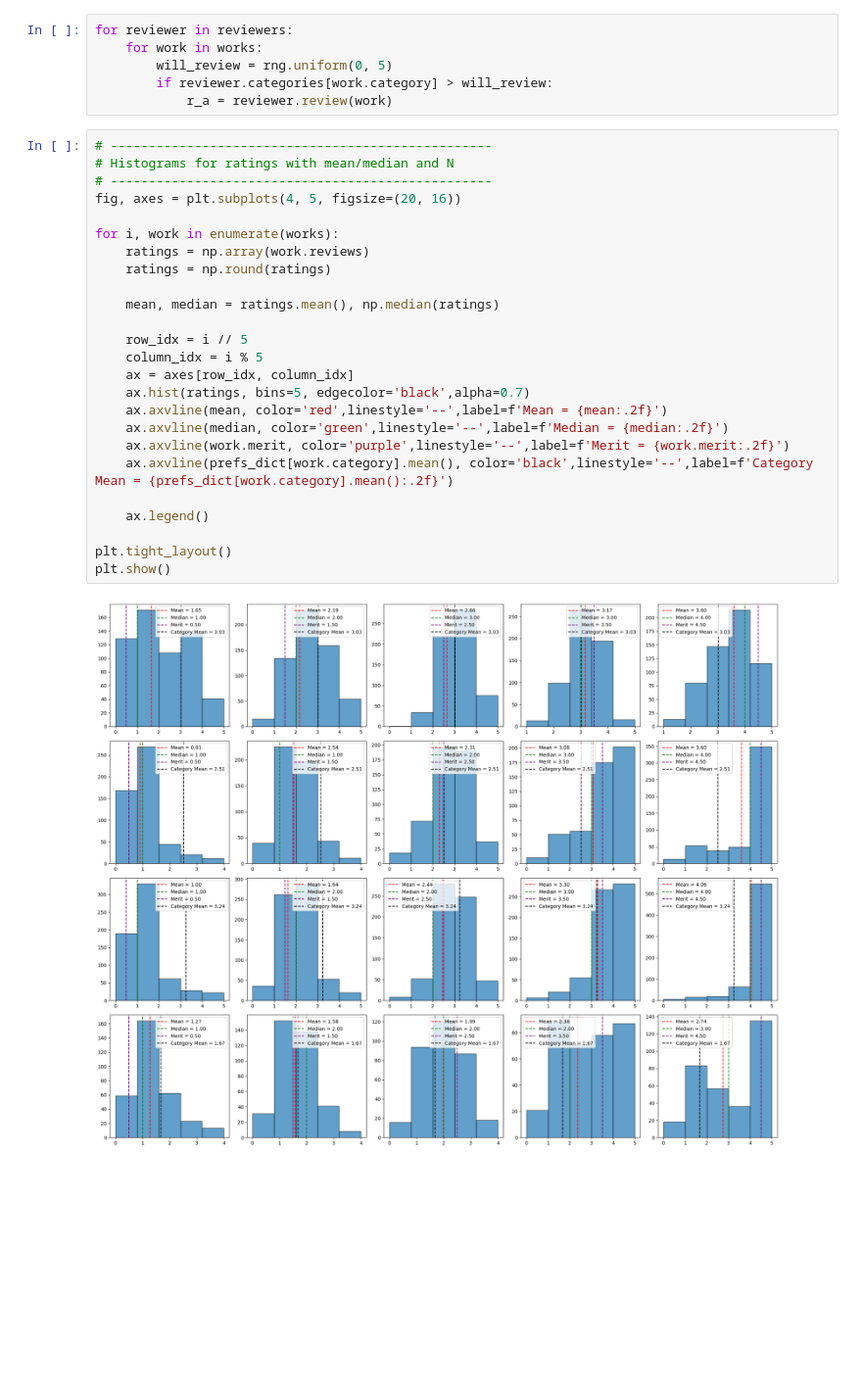
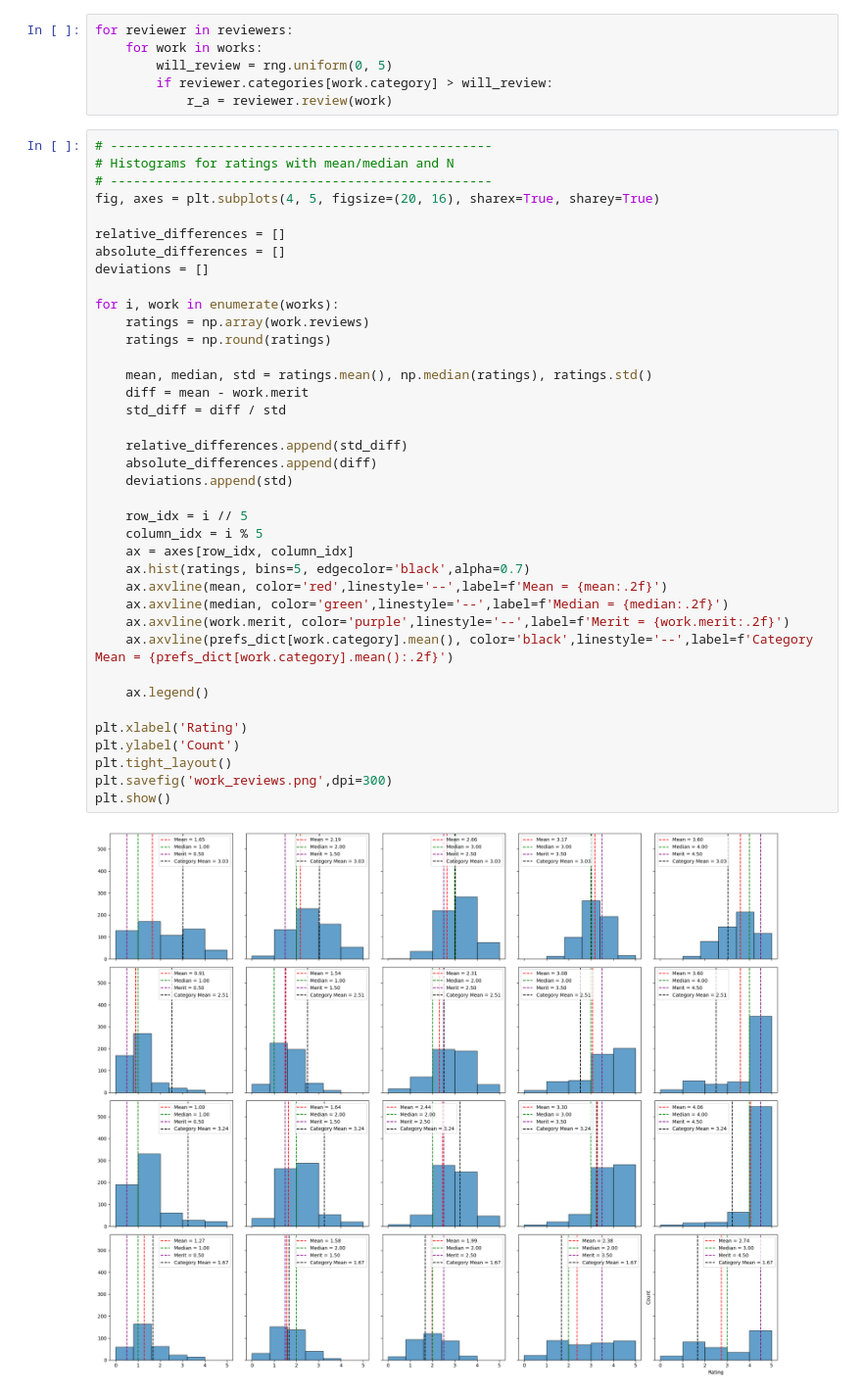
Before and after one commit to zshakespear/book_review_simulation, a Jupyter notebook: ReviewSimulator.ipynb, the cells around one changed output. Shown at 98% size. Saved outputs shown, nothing was run; the diff lists cells and outputs as text; blank space fills up the shorter version.

Commit message:
testing moderating effects on absolute and relative differences

```diff
--- a/ReviewSimulator.ipynb
+++ b/ReviewSimulator.ipynb
@@ -97,27 +97,40 @@ for reviewer in reviewers:
 # %%
 # --------------------------------------------------
 # Histograms for ratings with mean/median and N
 # --------------------------------------------------
-fig, axes = plt.subplots(4, 5, figsize=(20, 16))
+fig, axes = plt.subplots(4, 5, figsize=(20, 16), sharex=True, sharey=True)
+
+relative_differences = []
+absolute_differences = []
+deviations = []
 
 for i, work in enumerate(works):
     ratings = np.array(work.reviews)
     ratings = np.round(ratings)
 
-    mean, median = ratings.mean(), np.median(ratings)
+    mean, median, std = ratings.mean(), np.median(ratings), ratings.std()
+    diff = mean - work.merit
+    std_diff = diff / std
+
+    relative_differences.append(std_diff)
+    absolute_differences.append(diff)
+    deviations.append(std)
 
     row_idx = i // 5
     column_idx = i % 5
     ax = axes[row_idx, column_idx]
     ax.hist(ratings, bins=5, edgecolor='black',alpha=0.7)
     ax.axvline(mean, color='red',linestyle='--',label=f'Mean = {mean:.2f}')
     ax.axvline(median, color='green',linestyle='--',label=f'Median = {median:.2f}')
     ax.axvline(work.merit, color='purple',linestyle='--',label=f'Merit = {work.merit:.2f}')
     ax.axvline(prefs_dict[work.category].mean(), color='black',linestyle='--',label=f'Category Mean = {prefs_dict[work.category].mean():.2f}')
 
     ax.legend()
 
+plt.xlabel('Rating')
+plt.ylabel('Count')
 plt.tight_layout()
+plt.savefig('work_reviews.png',dpi=300)
 plt.show()
 # %% [output]
-[figure, old version]
+[figure, new version]
```
Also changed, not shown: parts of 3 cells of this notebook, 2 other files.
